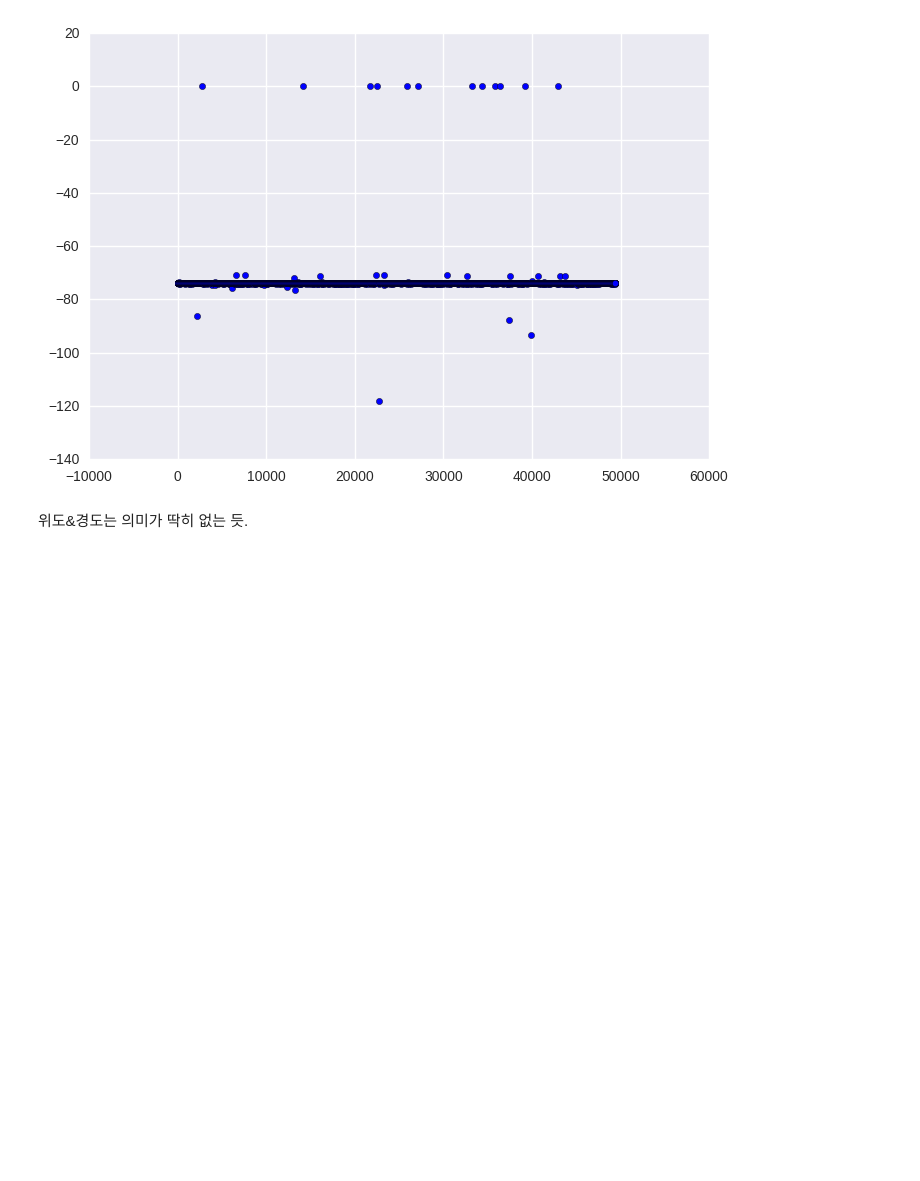
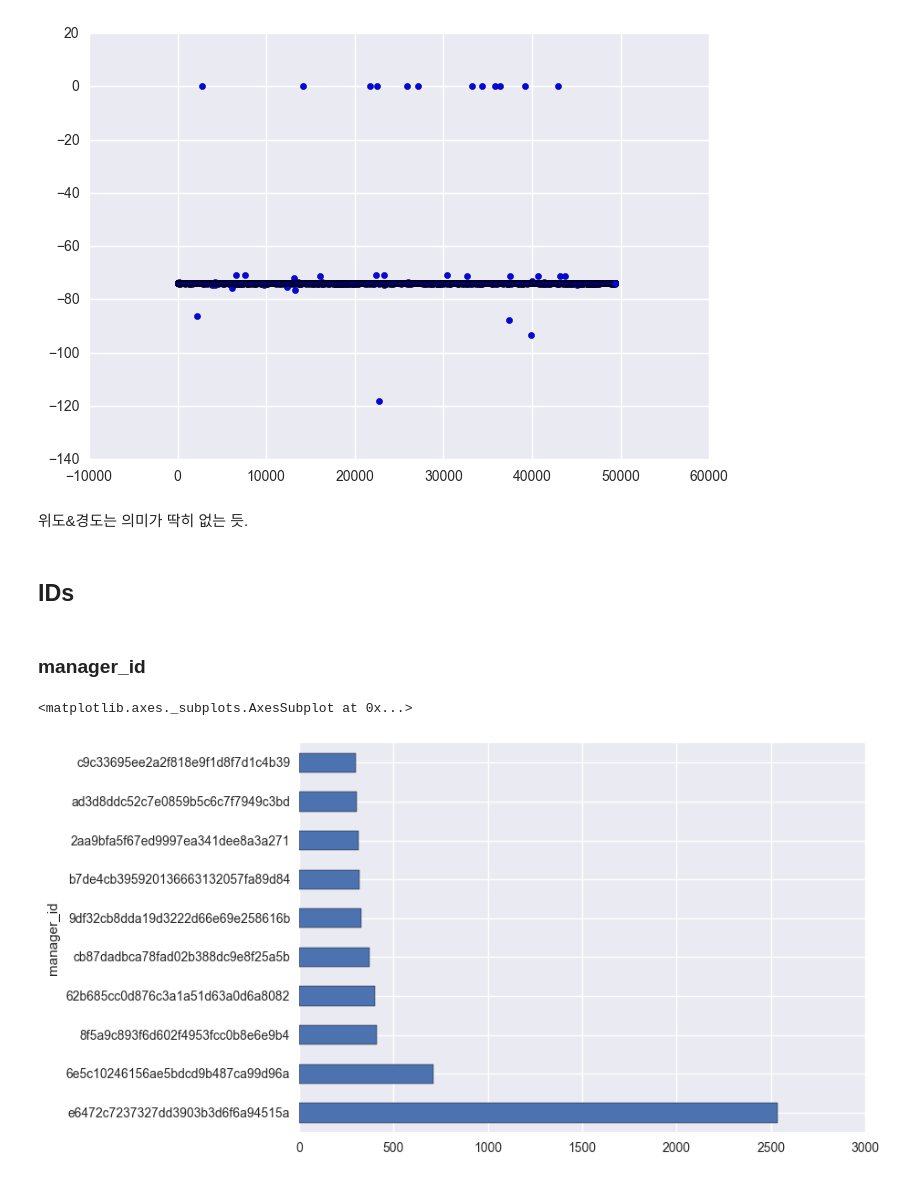
Before and after one commit to kyuni22/kagglebreak, a Jupyter notebook: rental_listing_inquiries/1704_first_work.ipynb, the cells around one changed output. Drawn from its saved outputs; the diff is of its cells as text; code cells hidden in the pictures; blank space fills up the shorter version.

```diff
--- a/rental_listing_inquiries/1704_first_work.ipynb
+++ b/rental_listing_inquiries/1704_first_work.ipynb
@@ -384,3 +385,16 @@ plt.scatter(range(train.shape[0]), train['longitude'])
 [figure]
 # %% [markdown]
 위도&경도는 의미가 딱히 없는 듯.
+# %% [markdown]
+## IDs
+# %% [markdown]
+### manager_id
+# %%
+managerDF = train.groupby(['manager_id', 'interest_level'])['manager_id'].count().unstack('interest_level').fillna(0)
+managerDF['sum'] = managerDF.sum(axis=1)
+managerDF['high_ratio'] = managerDF['high'] / managerDF['sum']
+# %%
+managerDF.sort_values('sum', ascending=False).head(10)['sum'].plot.barh()
+# %% [output]
+<matplotlib.axes._subplots.AxesSubplot at 0x...>
+[figure, added]
```
Also changed, not shown: parts of 54 cells of this notebook.
